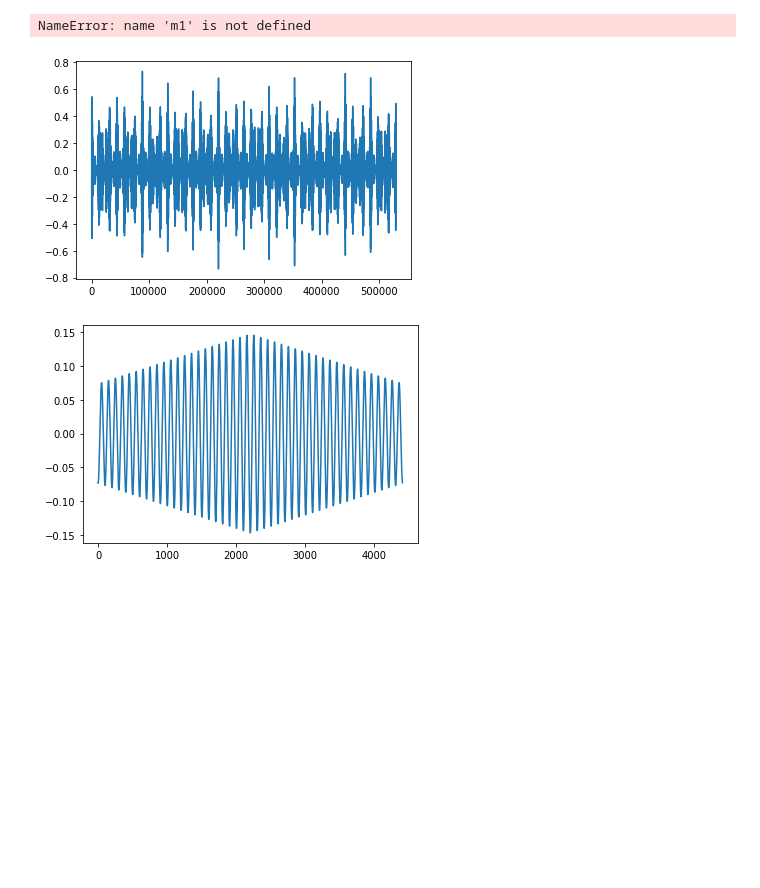
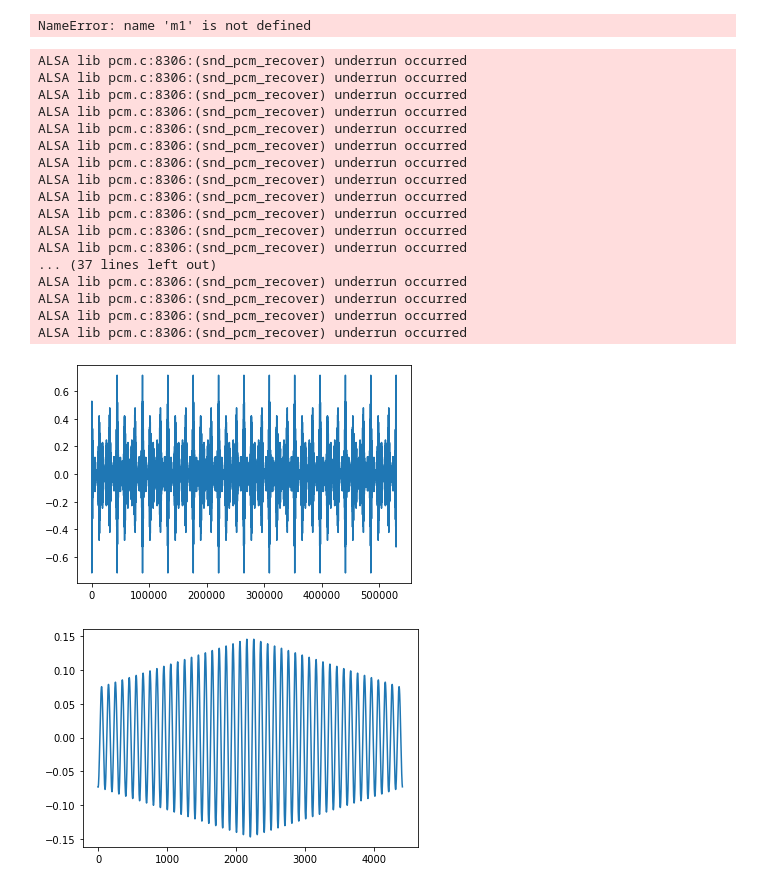
Before and after one commit to gongyibei/infsynth, a Jupyter notebook: test.ipynb, the cells around one changed output. Cells and saved outputs as stored; diff of their text form; code cells hidden in the pictures; blank space fills up the shorter version.

```diff
--- a/test.ipynb
+++ b/test.ipynb
@@ -36,23 +132,40 @@ plot(m1, 10)
 # %% [output]
 NameError: name 'm1' is not defined
 # %%
-S = Sin
-a1 = S(librosa.note_to_hz('C4'))
-a2 = S(librosa.note_to_hz('E4'))
-a3 = S(librosa.note_to_hz('G4'))
+S = sin
+a1 = S(int(librosa.note_to_hz('C4')))
+a2 = S(int(librosa.note_to_hz('E4')))
+a3 = S(int(librosa.note_to_hz('G4')))
 # a4 = S(librosa.note_to_hz('C4'))
-m1 = SawMod(7)
-m2 = SawMod(3)
+m1 = sawm(7)
+m2 = sawm(3)
 # m3 = SawMod(5/4)
 # %%
-o = (a1 + a2 + a3) *m1 * m2 * DC(1/4)
+o = (a1 + a2 + a3) *m1 * m2 * dc(1/4)
 plot(o<<0.5, t=12)
 play(o, t=12)
 
 # o1 = (a1 + a2 + a3 + a4) *m1 * m2 * DC(1)
 # play(o, t=3)
 # %% [output]
+ALSA lib pcm.c:8306:(snd_pcm_recover) underrun occurred
+ALSA lib pcm.c:8306:(snd_pcm_recover) underrun occurred
+ALSA lib pcm.c:8306:(snd_pcm_recover) underrun occurred
+ALSA lib pcm.c:8306:(snd_pcm_recover) underrun occurred
+ALSA lib pcm.c:8306:(snd_pcm_recover) underrun occurred
+ALSA lib pcm.c:8306:(snd_pcm_recover) underrun occurred
+ALSA lib pcm.c:8306:(snd_pcm_recover) underrun occurred
+ALSA lib pcm.c:8306:(snd_pcm_recover) underrun occurred
+ALSA lib pcm.c:8306:(snd_pcm_recover) underrun occurred
+ALSA lib pcm.c:8306:(snd_pcm_recover) underrun occurred
+ALSA lib pcm.c:8306:(snd_pcm_recover) underrun occurred
+ALSA lib pcm.c:8306:(snd_pcm_recover) underrun occurred
+... (37 lines left out)
+ALSA lib pcm.c:8306:(snd_pcm_recover) underrun occurred
+ALSA lib pcm.c:8306:(snd_pcm_recover) underrun occurred
+ALSA lib pcm.c:8306:(snd_pcm_recover) underrun occurred
+ALSA lib pcm.c:8306:(snd_pcm_recover) underrun occurred
-[figure, old version]
+[figure, new version]
 # %%
 a = Sin(440)
 b = Sin(440)
```
Also changed, not shown: parts of 21 cells of this notebook, 11 other files.
